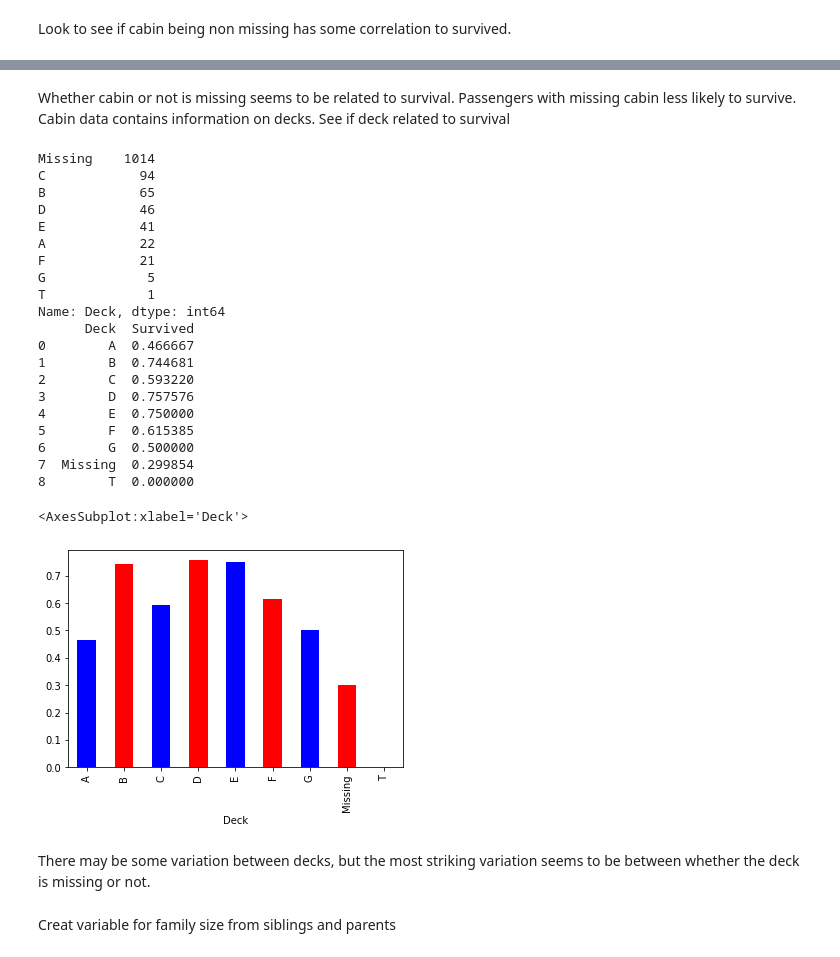
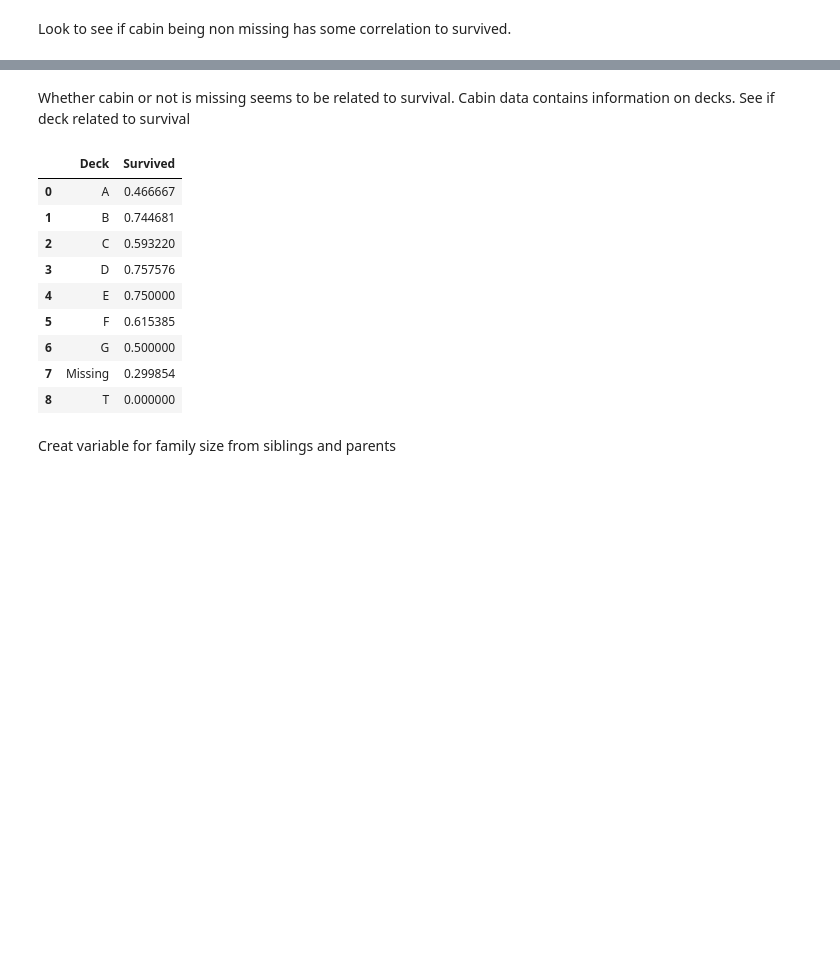
Before and after one commit to zrosen3/Kaggle, a Jupyter notebook: titanicsubmissionrosen.ipynb, the cells around one changed output, grey strips where cells are left out. Cells and saved outputs as stored; diff of their text form; code cells hidden in the pictures; blank space fills up the shorter version.

```diff
--- a/titanicsubmissionrosen.ipynb
+++ b/titanicsubmissionrosen.ipynb
@@ -157,36 +154,20 @@ combined_data.groupby(["CabinMissing"])["Survived"].mean().plot.bar(color = ['b'
 # %% [markdown]
-Whether cabin or not is missing seems to be related to survival. Passengers with missing cabin less likely to survive. Cabin data contains information on decks. See if deck related to survival
+Whether cabin or not is missing seems to be related to survival. Cabin data contains information on decks. See if deck related to survival
 # %%
 combined_data["Deck"] = combined_data["Cabin"].str.slice(stop=1)
 combined_data["Deck"]= combined_data["Deck"].replace(np.nan, "Missing")
-print(combined_data["Deck"].value_counts())
-print(combined_data.groupby(['Deck'], as_index = False)['Survived'].mean())
-combined_data.groupby(["Deck"])["Survived"].mean().plot.bar(color = ['b', 'r'])
+combined_data.groupby(['Deck'], as_index = False)['Survived'].mean()
 # %% [output]
-Missing    1014
-C            94
-B            65
-D            46
-E            41
-A            22
-F            21
-G             5
-T             1
-Name: Deck, dtype: int64
-      Deck  Survived
-0        A  0.466667
-1        B  0.744681
-2        C  0.593220
-3        D  0.757576
-4        E  0.750000
-5        F  0.615385
-6        G  0.500000
-7  Missing  0.299854
-8        T  0.000000
-<AxesSubplot:xlabel='Deck'>
-[figure, removed]
+|  | Deck | Survived |
+| 0 | A | 0.466667 |
+| 1 | B | 0.744681 |
+| 2 | C | 0.593220 |
+| 3 | D | 0.757576 |
+| 4 | E | 0.750000 |
+| 5 | F | 0.615385 |
+| 6 | G | 0.500000 |
+| 7 | Missing | 0.299854 |
+| 8 | T | 0.000000 |
-# %% [markdown]
-There may be some variation between decks, but the most striking variation seems to be between whether the deck is missing or not.
 # %% [markdown]
 Creat variable for family size from siblings and parents
 # %%
```
Also changed, not shown: parts of 16 cells of this notebook.
